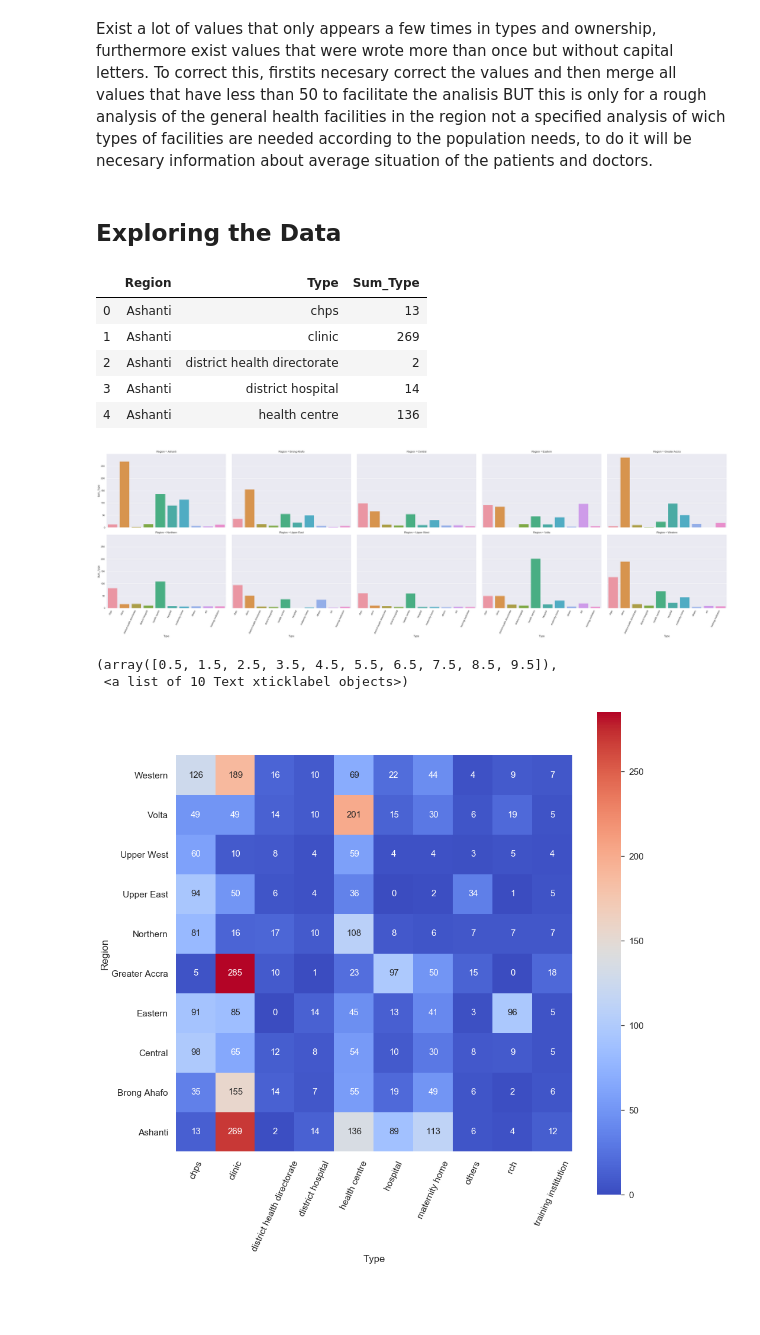
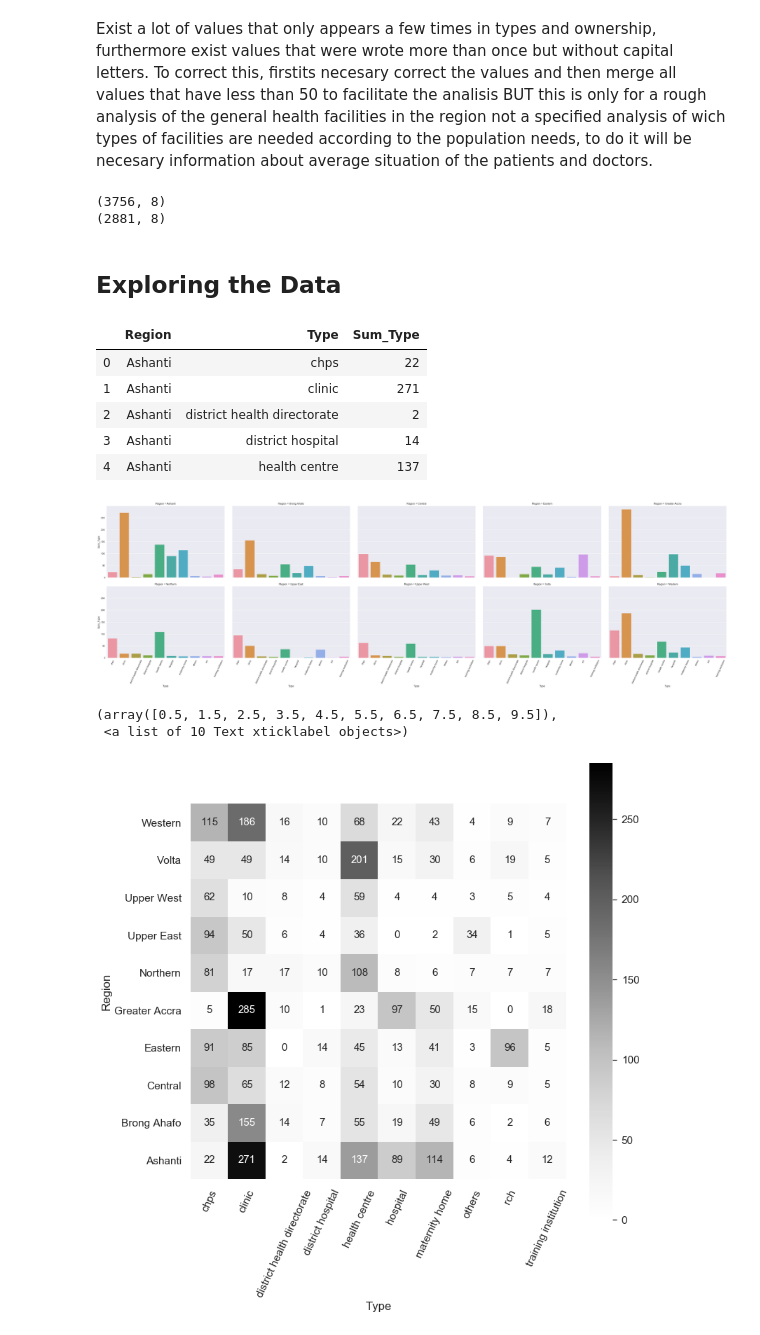
Before and after one commit to AndresRubianoM/Ghana_HealthFacilities, a Jupyter notebook: HealthFacilities.ipynb, the cells around one changed output. Cells and saved outputs as stored; diff of their text form; code cells hidden in the pictures; blank space fills up the shorter version.

```diff
--- a/HealthFacilities.ipynb
+++ b/HealthFacilities.ipynb
@@ -28,7 +27,7 @@ def download_data(url = URL, filename = 'FacilitiesHealth.csv', force = False):
     data = pd.read_csv('FacilitiesHealth.csv')
     return data
 # %%
-data_facilities = download_data()
+data_facilities = download_data(force = True)
 print(data_facilities.shape)
 data_facilities.head()
 # %% [output]
@@ -95,2 +90,41 @@ data_facilities.loc[:,'Ownership'] = data_facilities.loc[:,'Ownership'].str.lowe
+# %%
+# to correct the repeated values
+data_facilities.loc[:,'Type'] = data_facilities.loc[:,'Type'].str.lower()
+data_facilities.loc[:,'Ownership'] = data_facilities.loc[:,'Ownership'].str.lower()
+# In the previous code one of the rows with null data havent the most of the info so is discarted
+data_facilities = data_facilities.drop(data_facilities.loc[data_facilities.loc[:,'Type'].isnull()].index)
+
+
+#error: exist the same facilities writed more than once
+print(data_facilities.shape)
+data_gh_clean = data_facilities.drop_duplicates(subset = ['Latitude', 'Longitude'], keep = 'first')
+print(data_gh_clean.shape)
+#error:  are two facilities excesiveley far from the others in the 'same' region
+#Abu Clinic and Asemnyinakrom Health Centre
+
+data_facilities.loc[data_facilities.loc[data_facilities.FacilityName == 'Abu Clinic'].index, 'Region'] = 'Northern'
+
+data_facilities.loc[data_facilities.loc[data_facilities.FacilityName == 'Asemnyinakrom Health Centre'].index, 'Region'] = 'Ashanti'
+data_facilities.loc[data_facilities.loc[data_facilities.FacilityName == 'New Papaase CHPS'].index, 'Region'] = 'Ashanti'
+data_facilities.loc[data_facilities.loc[data_facilities.FacilityName == 'Nsowakrom CHPS'].index, 'Region'] = 'Ashanti'
+data_facilities.loc[data_facilities.loc[data_facilities.FacilityName == 'Owusu Ansah CHPS'].index, 'Region'] = 'Ashanti'
+data_facilities.loc[data_facilities.loc[data_facilities.FacilityName == 'Fosukrom CHPS'].index, 'Region'] = 'Ashanti'
+data_facilities.loc[data_facilities.loc[data_facilities.FacilityName == 'Arhinful CHPS'].index, 'Region'] = 'Ashanti'
+data_facilities.loc[data_facilities.loc[data_facilities.FacilityName == 'Amoashed CHPS'].index, 'Region'] = 'Ashanti'
+data_facilities.loc[data_facilities.loc[data_facilities.FacilityName == 'Kwametawiahkrom CHPS'].index, 'Region'] = 'Ashanti'
+data_facilities.loc[data_facilities.loc[data_facilities.FacilityName == 'Cashier CPS'].index, 'Region'] = 'Ashanti'
+data_facilities.loc[data_facilities.loc[data_facilities.FacilityName == 'Eye Ewurade Maternity Home'].index, 'Region'] = 'Ashanti'
+data_facilities.loc[data_facilities.loc[data_facilities.FacilityName == 'Kwasi Nkrumah CHPS'].index, 'Region'] = 'Ashanti'
+data_facilities.loc[data_facilities.loc[data_facilities.FacilityName == 'St. John of God Clinic Annex'].index, 'Region'] = 'Ashanti'
+data_facilities.loc[data_facilities.loc[data_facilities.FacilityName == 'St. Luke Methodist Clinic'].index, 'Region'] = 'Ashanti'
+data_facilities.loc[data_facilities.loc[data_facilities.FacilityName == 'Presby Clinic'].index, 'Region'] = 'Ashanti'
+
+
+
+data_facilities.loc[data_facilities.loc[data_facilities.FacilityName == 'Infirmary Clinic'].index, 'Region'] = 'Upper West'
+data_facilities.loc[data_facilities.loc[data_facilities.FacilityName == 'Scho ol for the Deaf Clinic'].index, 'Region'] = 'Upper West'
+# %% [output]
+(3756, 8)
+(2881, 8)
 # %%
 # Assign all the values under 50 to "others"
@@ -113,34 +146,34 @@ data_facilities_region = data_facilities_region.reset_index(name = 'Sum_Type')
 data_facilities_region.head()
 # %% [output]
 |  | Region | Type | Sum_Type |
-| 0 | Ashanti | chps | 13 |
-| 1 | Ashanti | clinic | 269 |
+| 0 | Ashanti | chps | 22 |
+| 1 | Ashanti | clinic | 271 |
 | 2 | Ashanti | district health directorate | 2 |
 | 3 | Ashanti | district hospital | 14 |
-| 4 | Ashanti | health centre | 136 |
+| 4 | Ashanti | health centre | 137 |
 # %%
 # Plot the number and type of facilities per region
 plt.style.use('seaborn')
 region = sns.catplot( x = 'Type', y = 'Sum_Type', col = 'Region', data = data_facilities_region, kind = 'bar', height = 5, aspect = 1.5, col_wrap = 5, legend = True)
-region.set_xticklabels(rotation = 65 , horizonalalignment = 'right')
+region.set_xticklabels(rotation = 65)
 
 for axe in region.axes.flat:
-    axe.set_xticklabels(axe.get_xticklabels(), rotation = 65, horizontalalignment = 'right')
+    axe.set_xticklabels(axe.get_xticklabels(), rotation = 65)
 # %% [output]
-[figure, old version]
+[figure, new version]
 # %%
 pivot_data_Facilities = pd.pivot_table(data_facilities_region, values = 'Sum_Type', index = ['Region'], columns = ['Type'])
 #Exist some empty values, This will asume that if doesnt
 pivot_data_Facilities = pivot_data_Facilities.fillna(0)
 
-plt.figure(figsize = (15,15))
+plt.figure(figsize = (12,12))
 sns.set(font_scale=1.4)
-heat = sns.heatmap(pivot_data_Facilities, square = True, annot = True, annot_kws = {'size': 15},fmt ='g', cmap = 'coolwarm')
+heat = sns.heatmap(pivot_data_Facilities, square = True, annot = True, annot_kws = {'size': 15},fmt ='g', cmap = 'Greys')
 
 heat.set_ylim([0,10])
 plt.yticks(rotation = 0)
 plt.xticks(rotation = 65)
 # %% [output]
 (array([0.5, 1.5, 2.5, 3.5, 4.5, 5.5, 6.5, 7.5, 8.5, 9.5]),
  <a list of 10 Text xticklabel objects>)
-[figure, old version]
+[figure, new version]
```
Also changed, not shown: parts of 17 cells of this notebook.
